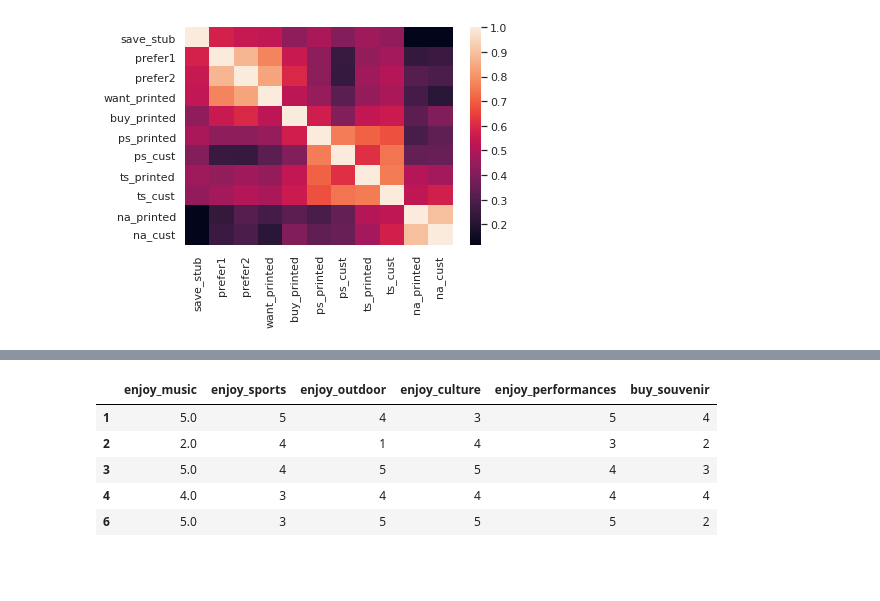
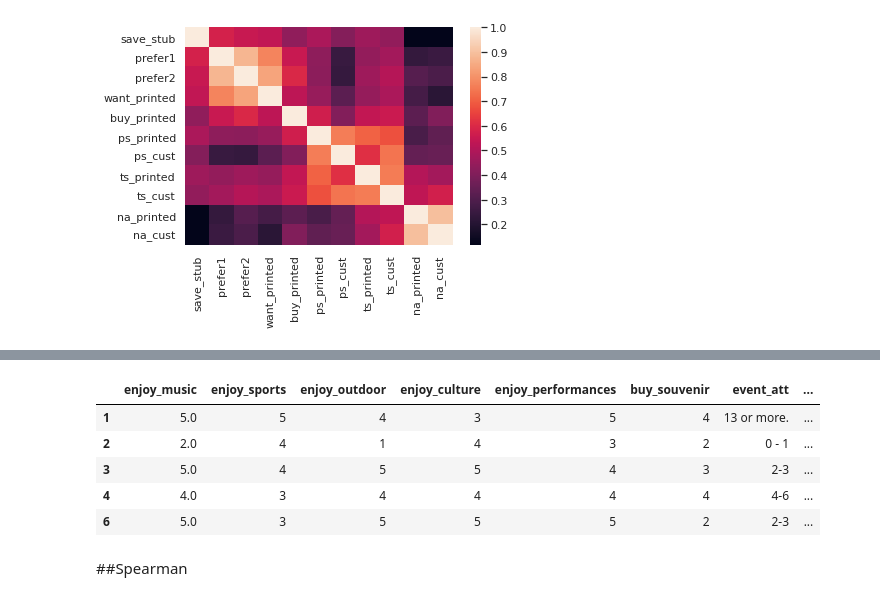
Before and after one commit to LibbyFender/Learning, a Jupyter notebook: SPEX650.ipynb, the cells around one changed output, grey strips where cells are left out. Saved outputs shown, nothing was run; the diff lists cells and outputs as text; code cells hidden in the pictures; blank space fills up the shorter version.

```diff
--- a/SPEX650.ipynb
+++ b/SPEX650.ipynb
@@ -1015,9 +1024,16 @@ sns.heatmap(df_behaviors.corr())
+# %%
+new_columns =['enjoy_music', 'enjoy_sports', 'enjoy_outdoor', 'enjoy_culture', 'enjoy_performances', 'buy_souvenir', 'event_att', 'save_stub', 'prefer1', 'prefer2', 'want_printed',
+ 'buy_printed']
+# %%
+df_new= df[new_columns]
 # %%
-df_attributes.head()
+df_new.head()
 # %% [output]
-|  | enjoy_music | enjoy_sports | enjoy_outdoor | enjoy_culture | enjoy_performances | buy_souvenir |
-| 1 | 5.0 | 5 | 4 | 3 | 5 | 4 |
-| 2 | 2.0 | 4 | 1 | 4 | 3 | 2 |
-| 3 | 5.0 | 4 | 5 | 5 | 4 | 3 |
-| 4 | 4.0 | 3 | 4 | 4 | 4 | 4 |
-| 6 | 5.0 | 3 | 5 | 5 | 5 | 2 |
+|  | enjoy_music | enjoy_sports | enjoy_outdoor | enjoy_culture | enjoy_performances | buy_souvenir | event_att | ... |
+| 1 | 5.0 | 5 | 4 | 3 | 5 | 4 | 13 or more. | ... |
+| 2 | 2.0 | 4 | 1 | 4 | 3 | 2 | 0 - 1 | ... |
+| 3 | 5.0 | 4 | 5 | 5 | 4 | 3 | 2-3 | ... |
+| 4 | 4.0 | 3 | 4 | 4 | 4 | 4 | 4-6 | ... |
+| 6 | 5.0 | 3 | 5 | 5 | 5 | 2 | 2-3 | ... |
+# %% [markdown]
+##Spearman
```
Also changed, not shown: parts of 25 cells of this notebook.
